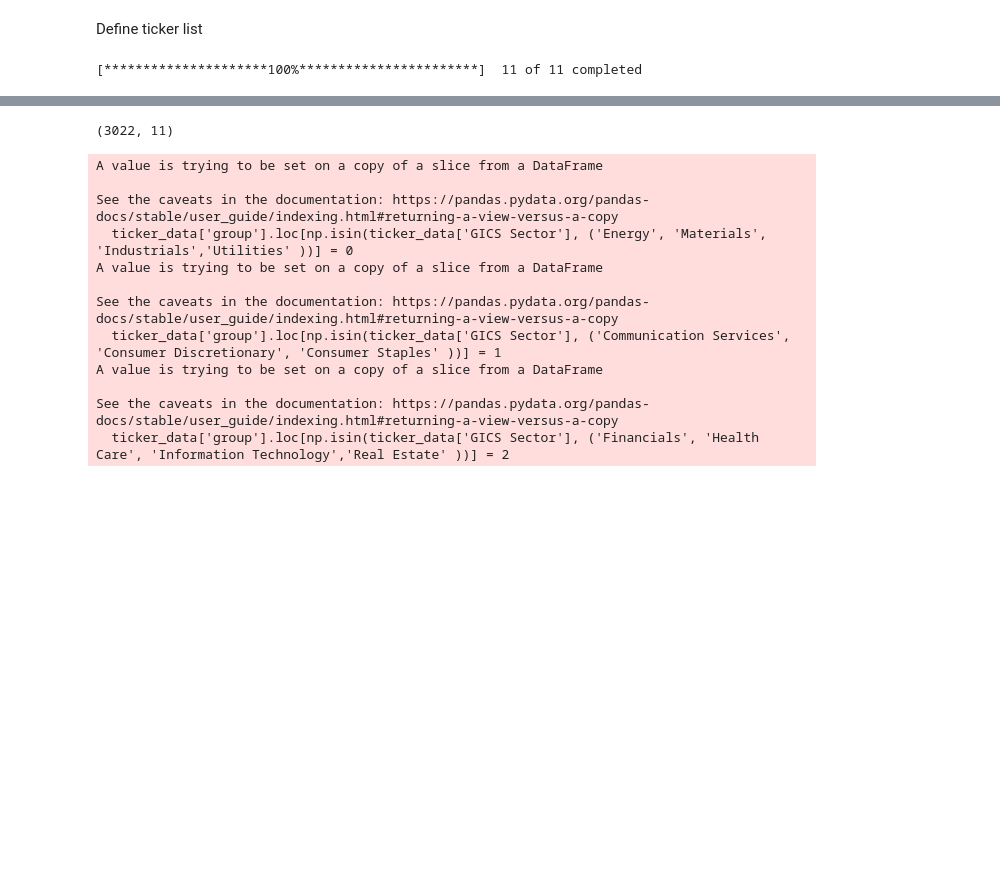
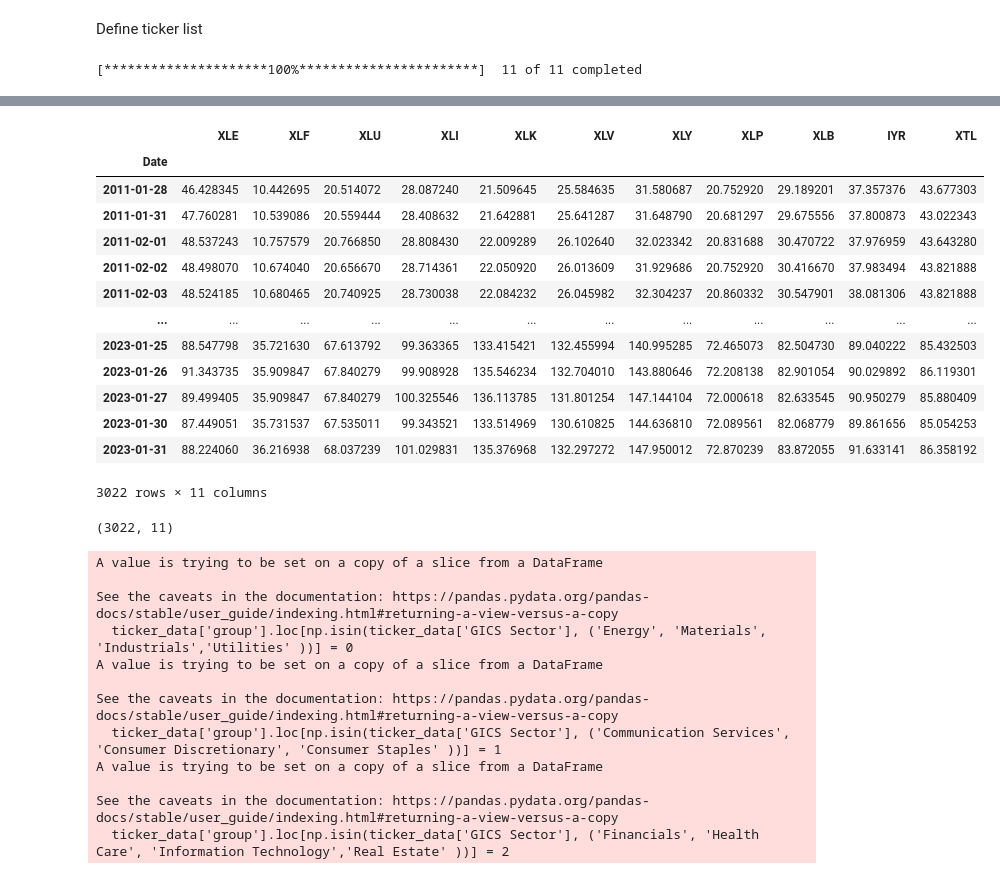
Before and after one commit to ragnarlevi/DyGraph, a Jupyter notebook: CaseStudy/CaseStudy1.ipynb, the cells around one changed output, grey strips where cells are left out. Drawn from its saved outputs; the diff is of its cells as text; code cells hidden in the pictures; blank space fills up the shorter version.

```diff
--- a/CaseStudy/CaseStudy1.ipynb
+++ b/CaseStudy/CaseStudy1.ipynb
@@ -75,6 +73,46 @@ def get_yh_price(ticker_list, start_period = '1052125800', interval = '1wk'):
 # %% [markdown]
 Define ticker list
 # %%
+# Get price
+def get_yh_price(ticker_list, start_period = '1052125800', interval = '1wk'):
+
+    headers = {'User-Agent': 'Mozilla/5.0 (Macintosh; Intel Mac OS X 10_11_5) AppleWebKit/537.36 (KHTML, like Gecko) Chrome/50.0.2661.102 Safari/537.36'}
+
+    dataframes_price = []
+
+    for i, ticker in enumerate(ticker_list):
+        print(f'{i} of {ticker_list.shape[0]-1}')
+
+        # Price data
+        url_price = f"http://query2.finance.yahoo.com/v8/finance/chart/{ticker}?symbol={ticker}&period1={start_period}&period2=9999999999&interval={interval}"
+        response = requests.get(url_price, headers=headers)
+        if response.ok:
+            try:
+                dates = pd.DataFrame({'timestamp':response.json()["chart"]["result"][0]["timestamp"]})
+
+                #low, open ,volume, close, high
+                df_quote = pd.DataFrame(response.json()["chart"]["result"][0]["indicators"]["quote"][0])
+                # ad_close
+                df_adjclose = pd.DataFrame(response.json()["chart"]["result"][0]["indicators"]["adjclose"][0])
+
+                tmp_df_price = pd.concat([dates, df_quote,df_adjclose], axis=1)
+                tmp_df_price['timestamp'] = pd.to_datetime(tmp_df_price['timestamp'], unit = "s")
+
+            except TypeError:
+                continue
+            except KeyError:
+                continue
+
+            tmp_df_price["ticker"] = ticker
+            dataframes_price.append(tmp_df_price)
+
+    df_price = pd.concat(dataframes_price)
+
+    return  df_price
+
+
+
+
 ticker_list = ['XLE', 'XLF', 'XLU', 'XLI', 'XLK', 'XLV', 'XLY', 'XLP', 'XLB', 'IYR', 'XTL']
 # ticker_list = ['MMM', 'AOS', 'ABT', 'ABBV', 'ACN', 'ADM', 'ADBE', 'ADP', 'AAP', 'AES', 'AFL', 'A', 'AKAM', 'ALK', 'ARE', 'LNT', 'GOOGL', 'AMZN', 'AMCR', 'AMT',
 #                    'AMP', 'AMGN', 'BALL', 'BDX', 'WRB', 'BIO', 'TECH', 'BIIB','BA', 'CB']
@@ -86,7 +124,7 @@ data = yf.download(ticker_list, start_date , end_date)
 
 log_returns = np.log(1+data['Adj Close'].pct_change()).dropna()
 log_returns_scaled = 100*log_returns.copy()#scaler.fit_transform(log_returns)
-price = data['Adj Close'].iloc[1:]
+price = data['Adj Close'].dropna().iloc[1:]
 
 groups = np.array([0, 2, 0, 0, 2, 2, 1, 1, 0, 2, 1])
 # %% [output]
@@ -114,4 +152,21 @@ log_returns_scaled[ticker_list].copy()
 3022 rows × 11 columns
+# %%
+price[ticker_list]
+# %% [output]
+|  | XLE | XLF | XLU | XLI | XLK | XLV | XLY | XLP | XLB | IYR | XTL |
+| Date |  |  |  |  |  |  |  |  |  |  |  |
+| 2011-01-28 | 46.428345 | 10.442695 | 20.514072 | 28.087240 | 21.509645 | 25.584635 | 31.580687 | 20.752920 | 29.189201 | 37.357376 | 43.677303 |
+| 2011-01-31 | 47.760281 | 10.539086 | 20.559444 | 28.408632 | 21.642881 | 25.641287 | 31.648790 | 20.681297 | 29.675556 | 37.800873 | 43.022343 |
+| 2011-02-01 | 48.537243 | 10.757579 | 20.766850 | 28.808430 | 22.009289 | 26.102640 | 32.023342 | 20.831688 | 30.470722 | 37.976959 | 43.643280 |
+| 2011-02-02 | 48.498070 | 10.674040 | 20.656670 | 28.714361 | 22.050920 | 26.013609 | 31.929686 | 20.752920 | 30.416670 | 37.983494 | 43.821888 |
+| 2011-02-03 | 48.524185 | 10.680465 | 20.740925 | 28.730038 | 22.084232 | 26.045982 | 32.304237 | 20.860332 | 30.547901 | 38.081306 | 43.821888 |
+| ... | ... | ... | ... | ... | ... | ... | ... | ... | ... | ... | ... |
+| 2023-01-25 | 88.547798 | 35.721630 | 67.613792 | 99.363365 | 133.415421 | 132.455994 | 140.995285 | 72.465073 | 82.504730 | 89.040222 | 85.432503 |
+| 2023-01-26 | 91.343735 | 35.909847 | 67.840279 | 99.908928 | 135.546234 | 132.704010 | 143.880646 | 72.208138 | 82.901054 | 90.029892 | 86.119301 |
+| 2023-01-27 | 89.499405 | 35.909847 | 67.840279 | 100.325546 | 136.113785 | 131.801254 | 147.144104 | 72.000618 | 82.633545 | 90.950279 | 85.880409 |
+| 2023-01-30 | 87.449051 | 35.731537 | 67.535011 | 99.343521 | 133.514969 | 130.610825 | 144.636810 | 72.089561 | 82.068779 | 89.861656 | 85.054253 |
+| 2023-01-31 | 88.224060 | 36.216938 | 68.037239 | 101.029831 | 135.376968 | 132.297272 | 147.950012 | 72.870239 | 83.872055 | 91.633141 | 86.358192 |
+3022 rows × 11 columns
 # %%
 out_dict = {'ticker_list':np.array(ticker_list),
 'log_returns_scaled':log_returns_scaled[ticker_list].copy(),
```
Also changed, not shown: parts of 3 cells of this notebook, 19 other files.
